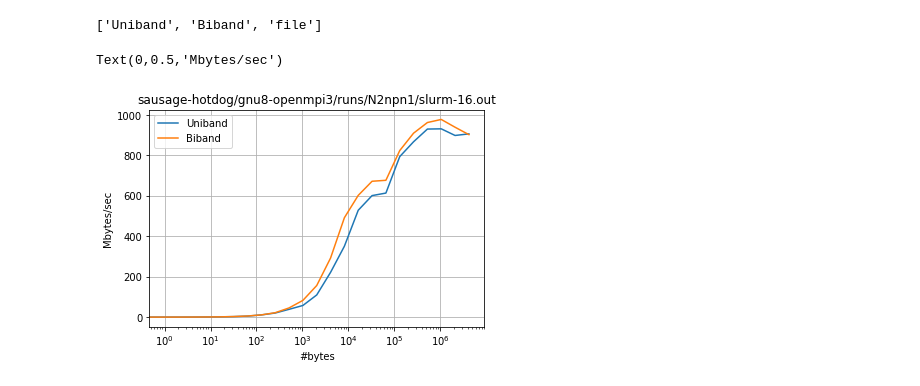
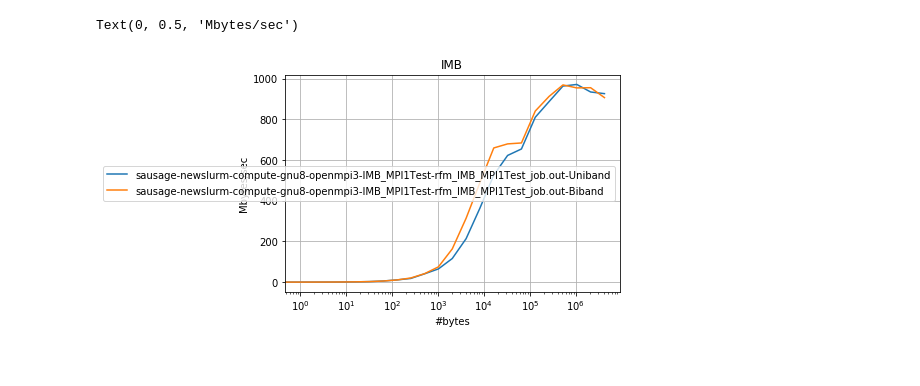
Before and after one commit to ukri-excalibur/excalibur-tests, a Jupyter notebook: imb-2018.1/IMB.ipynb, the cells around one changed output. Cells and saved outputs as stored; diff of their text form; code cells hidden in the pictures.

Commit message:
integrate IMB notebook with reframe

```diff
--- a/imb-2018.1/IMB.ipynb
+++ b/imb-2018.1/IMB.ipynb
@@ -182,0 +51,8 @@ pprint(slurm16_meta)
+# %%
+# load results using the same function that we use for reframe performance tests:
+
+results = []
+for path in run_outputs:
+    print('read', path)
+    result = reframe_imb.read_imb_out(path)
+    results.append(result)
@@ -182,0 +61,15 @@ pprint(slurm16_meta)
+# %%
+# add metadata to results:
+
+def parse_path(path):
+    """ Return reframe info from a results path """
+    parts = path.split(os.path.sep)
+    #sysname, partition, environ, testname, filename = parts[-5:]
+    COMPONENTS = ('sysname', 'partition', 'environ', 'testname', 'filename')
+    info = dict(zip(COMPONENTS, parts[-5:]))
+    return info
+
+for run in results:
+    run['meta'] = parse_path(run['file'])
+
+pprint(results)
@@ -183,20 +94,22 @@ pprint(slurm16_meta)
 # %%
+# Plotting
+
 %matplotlib inline
 import matplotlib.pyplot as plt
-print slurm16.keys()
-slurm16 = results[-1]
-for case in slurm16: # e.g. Uniband
-    if case == 'file': # TODO: be nice to get rid of this!
-        continue
-    data = slurm16[case]['data']
-    plt.plot(data['#bytes'], data['Mbytes/sec'], label=case)
+
+for run in results:
+    for case in run: # e.g. Uniband
+        if case in ('meta', 'file'): # TODO: be nice to get rid of this!
+            continue
+        data = run[case]['data']
+        label = '-'.join(list(run['meta'].values()) + [case])
+        plt.plot(data['#bytes'], data['Mbytes/sec'], label=label)
 plt.grid()
-plt.title(slurm16['file'])
+plt.title('IMB')
 plt.legend()
 plt.xscale('log')
 plt.xlabel('#bytes')
 plt.ylabel('Mbytes/sec')
 # %% [output]
-['Uniband', 'Biband', 'file']
+Text(0, 0.5, 'Mbytes/sec')
-Text(0,0.5,'Mbytes/sec')
-[figure, old version]
+[figure, new version]
```
Also changed, not shown: parts of 9 cells of this notebook.
